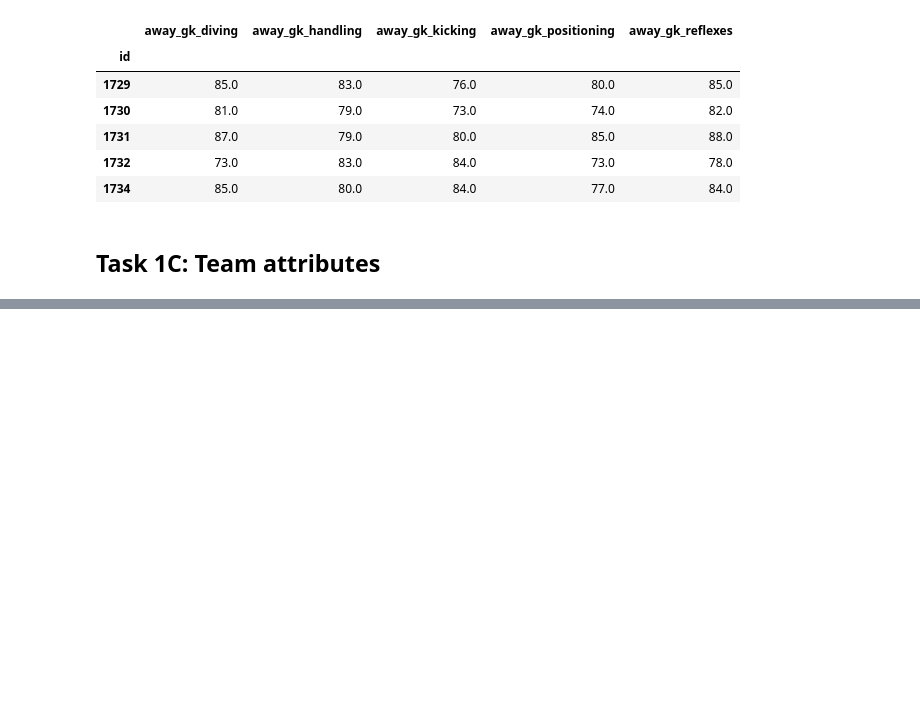
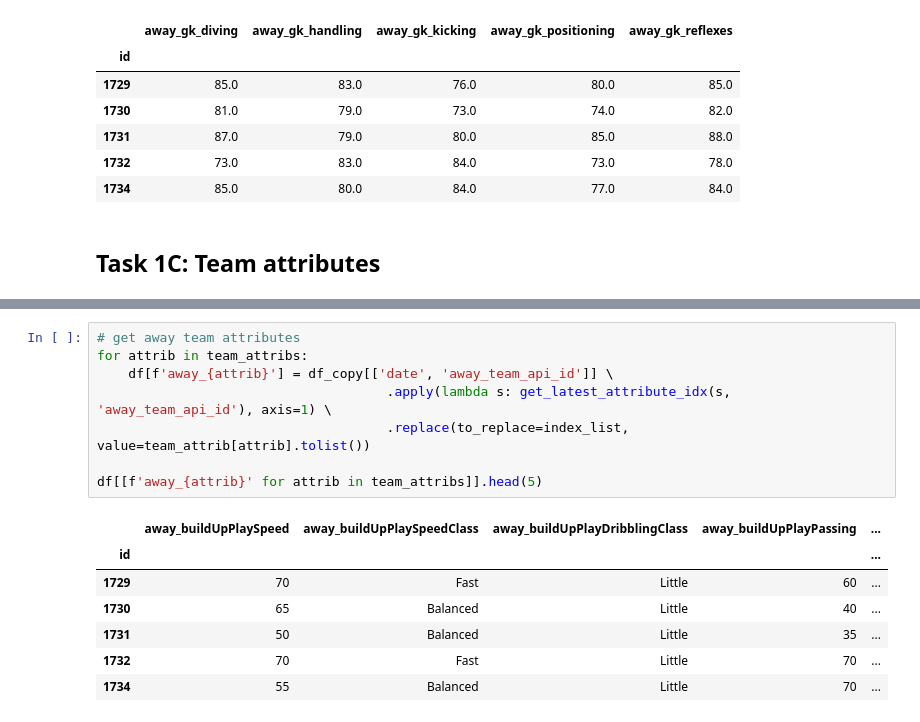
Before and after one commit to amrawadk/football-data-analysis, a Jupyter notebook: build_database.ipynb, the cells around one changed output, grey strips where cells are left out. Saved outputs shown, nothing was run; the diff lists cells and outputs as text; blank space fills up the shorter version.

```diff
--- a/build_database.ipynb
+++ b/build_database.ipynb
@@ -423,0 +454,16 @@ Timestamp('2010-02-22 00:00:00')
+# %%
+# get away team attributes
+for attrib in team_attribs:
+    df[f'away_{attrib}'] = df_copy[['date', 'away_team_api_id']] \
+                                     .apply(lambda s: get_latest_attribute_idx(s, 'away_team_api_id'), axis=1) \
+                                     .replace(to_replace=index_list, value=team_attrib[attrib].tolist())
+
+df[[f'away_{attrib}' for attrib in team_attribs]].head(5)
+# %% [output]
+|  | away_buildUpPlaySpeed | away_buildUpPlaySpeedClass | away_buildUpPlayDribblingClass | away_buildUpPlayPassing | ... |
+| id |  |  |  |  | ... |
+| 1729 | 70 | Fast | Little | 60 | ... |
+| 1730 | 65 | Balanced | Little | 40 | ... |
+| 1731 | 50 | Balanced | Little | 35 | ... |
+| 1732 | 70 | Fast | Little | 70 | ... |
+| 1734 | 55 | Balanced | Little | 70 | ... |
```
Also changed, not shown: parts of 4 cells of this notebook.
